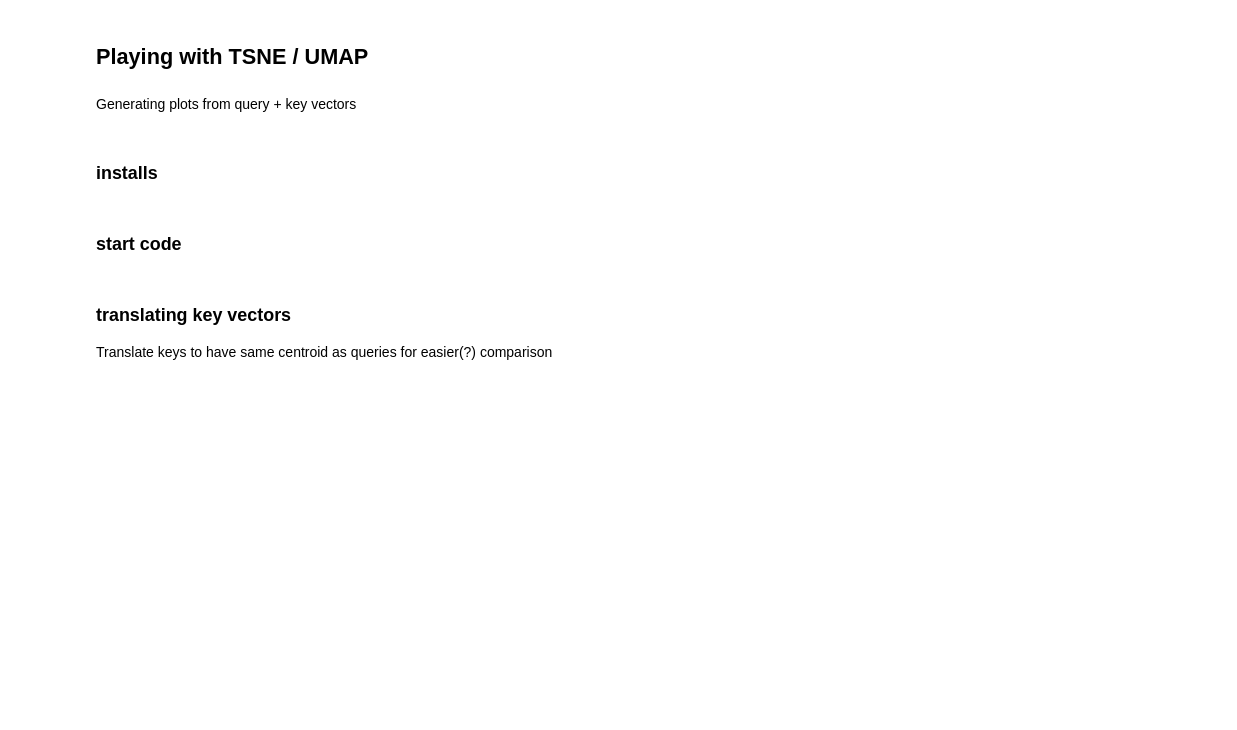
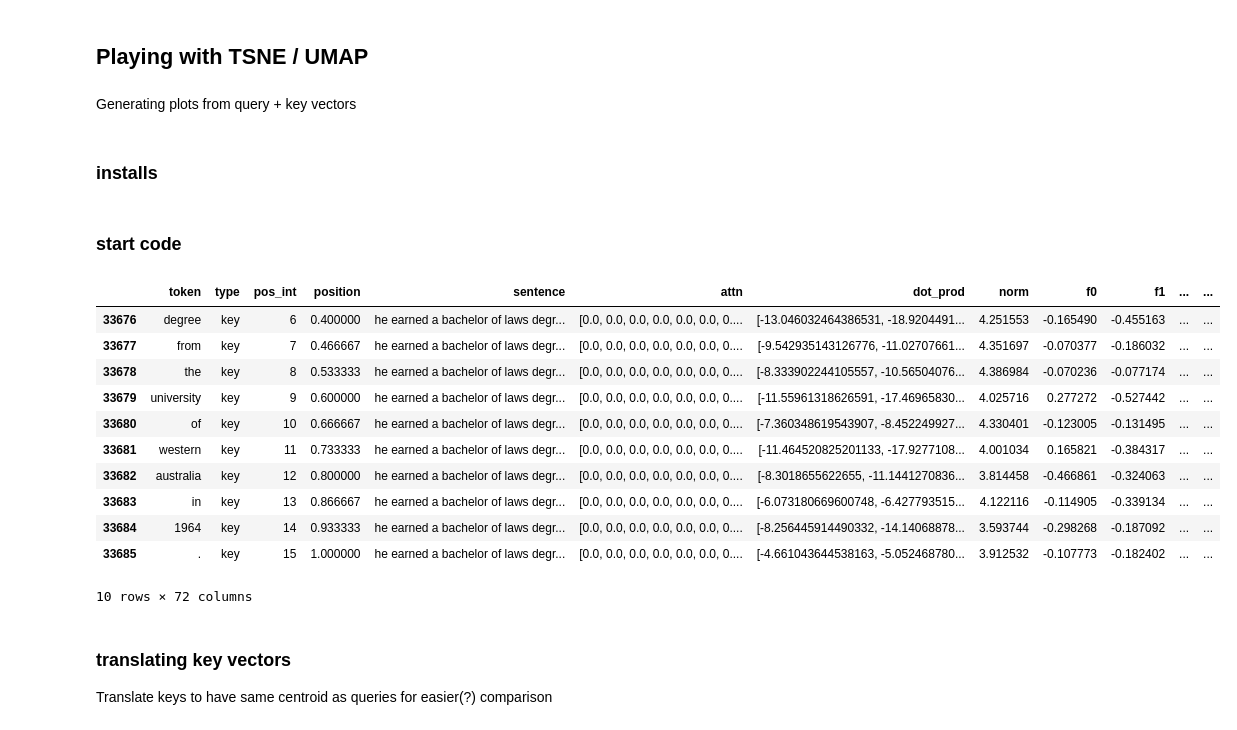
Before and after one commit to catherinesyeh/attention-exploration, a Jupyter notebook: attention.ipynb, the cells around one changed output. Cells and saved outputs as stored; diff of their text form; code cells hidden in the pictures; blank space fills up the shorter version.

Commit message:
add data generation/formatting notebook

```diff
--- a/attention.ipynb
+++ b/attention.ipynb
@@ -935,0 +1207,4 @@ print(len(positions))
+# %%
+num_pos = doc.count_by(spacy.attrs.POS)
+for k,v in sorted(num_pos.items()):
+    print(f'{k}. {nlp.vocab[k].text:{8}}: {v}')
@@ -970,17 +1462,25 @@ for layer in range(12):
 next_avgs = []
 prev_avgs = []
 self_avgs = []
+first_avgs = []
+last_avgs = []
 
-for i in range(len(next_attn)):
-    head_next = next_attn[i]
-    head_prev = prev_attn[i]
-    head_self = self_attn[i]
+for i in range(len(last_attn)):
+    # head_next = next_attn[i]
+    # head_prev = prev_attn[i]
+    # head_self = self_attn[i]
+    # head_first = first_attn[i]
+    head_last = last_attn[i]
 
     # find means
-    next_mean = sum(head_next) / len(head_next)
-    prev_mean = sum(head_prev) / len(head_prev)
-    self_mean = sum(head_self) / len(head_self)
+    # next_mean = sum(head_next) / len(head_next)
+    # prev_mean = sum(head_prev) / len(head_prev)
+    # self_mean = sum(head_self) / len(head_self)
+    # first_mean = sum(head_first) / len(head_first)
+    last_mean = sum(head_last) / len(head_last)
 
-    next_avgs.append(next_mean)
-    prev_avgs.append(prev_mean)
-    self_avgs.append(self_mean)
+    # next_avgs.append(next_mean)
+    # prev_avgs.append(prev_mean)
+    # self_avgs.append(self_mean)
+    # first_avgs.append(first_mean)
+    last_avgs.append(last_mean)
@@ -1072,9 +1590,13 @@ print(len(embeddings))
 ## Residuals
 # %%
 # adapted from bertviz: github.com/jessevig/bertviz
-model_version = 'bert-base-uncased'
-model = BertModel.from_pretrained(model_version, output_hidden_states=True)
-tokenizer = BertTokenizer.from_pretrained(model_version)
+# model_version = 'bert-base-uncased'
+# model = BertModel.from_pretrained(model_version, output_hidden_states=True)
+# tokenizer = BertTokenizer.from_pretrained(model_version)
+
+model_version = 'gpt2'
+model = GPT2Model.from_pretrained(model_version, output_attentions=True)
+tokenizer = GPT2Tokenizer.from_pretrained(model_version)
 
 all_embeddings = [[] for i in range(12)]
 
@@ -2094,34 +2622,47 @@ def make_df(layer, head):
     # norms
     norms_q = []
     norms_k = []
     for i in range(len(queries[layer][head])):
         q = queries[layer][head][i]
         k = keys[layer][head][i]
         norms_q.append(np.linalg.norm(q))
         norms_k.append(np.linalg.norm(k))
     df["norm"] = norms_q + norms_k
 
     # df = pd.concat([df.iloc[:5021], df.iloc[30070:30070+5021]]) # only get first X keys + queries
 
     for i in range(vec_size): # store q/k vector values
         qs = [queries[layer][head][j][i] for j in range(num_tokens)]
         ks = [keys[layer][head][j][i] for j in range(num_tokens)]
         df["f" + str(i)] = qs + ks # add to dataframe
 
     # comment out line below if want all 60k data points
     df = pd.concat([df.iloc[:5007], df.iloc[28679:28679+5007]]) # gpt
     # df = pd.concat([df.iloc[:5021], df.iloc[30070:30070+5021]]) # bert
     # df = pd.concat([df.iloc[:5024], df.iloc[30085:30085+5024]]) # only get first X keys + queries
     # print(len(df))
     # df_lab = df.iloc[:, :8].copy() # get label cols only
-    # df.to_csv('layer{}_head{}.csv'.format(layer, head), index=False)
+    df.to_csv('layer{}_head{}.csv'.format(layer, head), index=False)
     # df_lab.to_csv('layer' + str(layer) + '/labels' + str(head) + '.tsv', sep="\t", index=False) # save labels to file
 
     return df
 
 # testing
 df = make_df(1, 2)
 df.tail(10)
+# %% [output]
+|  | token | type | pos_int | position | sentence | attn | dot_prod | norm | f0 | f1 | ... | ... |
+| 33676 | degree | key | 6 | 0.400000 | he earned a bachelor of laws degr... | [0.0, 0.0, 0.0, 0.0, 0.0, 0.0, 0.... | [-13.046032464386531, -18.9204491... | 4.251553 | -0.165490 | -0.455163 | ... | ... |
+| 33677 | from | key | 7 | 0.466667 | he earned a bachelor of laws degr... | [0.0, 0.0, 0.0, 0.0, 0.0, 0.0, 0.... | [-9.542935143126776, -11.02707661... | 4.351697 | -0.070377 | -0.186032 | ... | ... |
+| 33678 | the | key | 8 | 0.533333 | he earned a bachelor of laws degr... | [0.0, 0.0, 0.0, 0.0, 0.0, 0.0, 0.... | [-8.333902244105557, -10.56504076... | 4.386984 | -0.070236 | -0.077174 | ... | ... |
+| 33679 | university | key | 9 | 0.600000 | he earned a bachelor of laws degr... | [0.0, 0.0, 0.0, 0.0, 0.0, 0.0, 0.... | [-11.55961318626591, -17.46965830... | 4.025716 | 0.277272 | -0.527442 | ... | ... |
+| 33680 | of | key | 10 | 0.666667 | he earned a bachelor of laws degr... | [0.0, 0.0, 0.0, 0.0, 0.0, 0.0, 0.... | [-7.360348619543907, -8.452249927... | 4.330401 | -0.123005 | -0.131495 | ... | ... |
+| 33681 | western | key | 11 | 0.733333 | he earned a bachelor of laws degr... | [0.0, 0.0, 0.0, 0.0, 0.0, 0.0, 0.... | [-11.464520825201133, -17.9277108... | 4.001034 | 0.165821 | -0.384317 | ... | ... |
+| 33682 | australia | key | 12 | 0.800000 | he earned a bachelor of laws degr... | [0.0, 0.0, 0.0, 0.0, 0.0, 0.0, 0.... | [-8.3018655622655, -11.1441270836... | 3.814458 | -0.466861 | -0.324063 | ... | ... |
+| 33683 | in | key | 13 | 0.866667 | he earned a bachelor of laws degr... | [0.0, 0.0, 0.0, 0.0, 0.0, 0.0, 0.... | [-6.073180669600748, -6.427793515... | 4.122116 | -0.114905 | -0.339134 | ... | ... |
+| 33684 | 1964 | key | 14 | 0.933333 | he earned a bachelor of laws degr... | [0.0, 0.0, 0.0, 0.0, 0.0, 0.0, 0.... | [-8.256445914490332, -14.14068878... | 3.593744 | -0.298268 | -0.187092 | ... | ... |
+| 33685 | . | key | 15 | 1.000000 | he earned a bachelor of laws degr... | [0.0, 0.0, 0.0, 0.0, 0.0, 0.0, 0.... | [-4.661043644538163, -5.052468780... | 3.912532 | -0.107773 | -0.182402 | ... | ... |
+10 rows × 72 columns
 # %% [markdown]
 ### translating key vectors
 Translate keys to have same centroid as queries for easier(?) comparison
```
Also changed, not shown: parts of 69 cells of this notebook, 1 other file.
